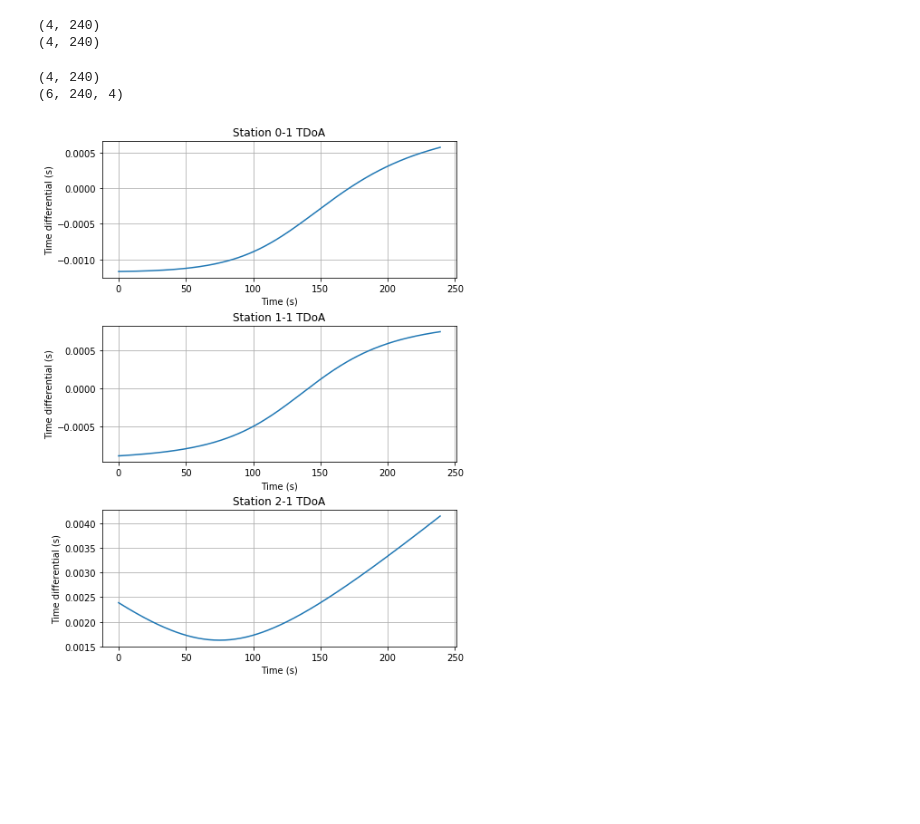
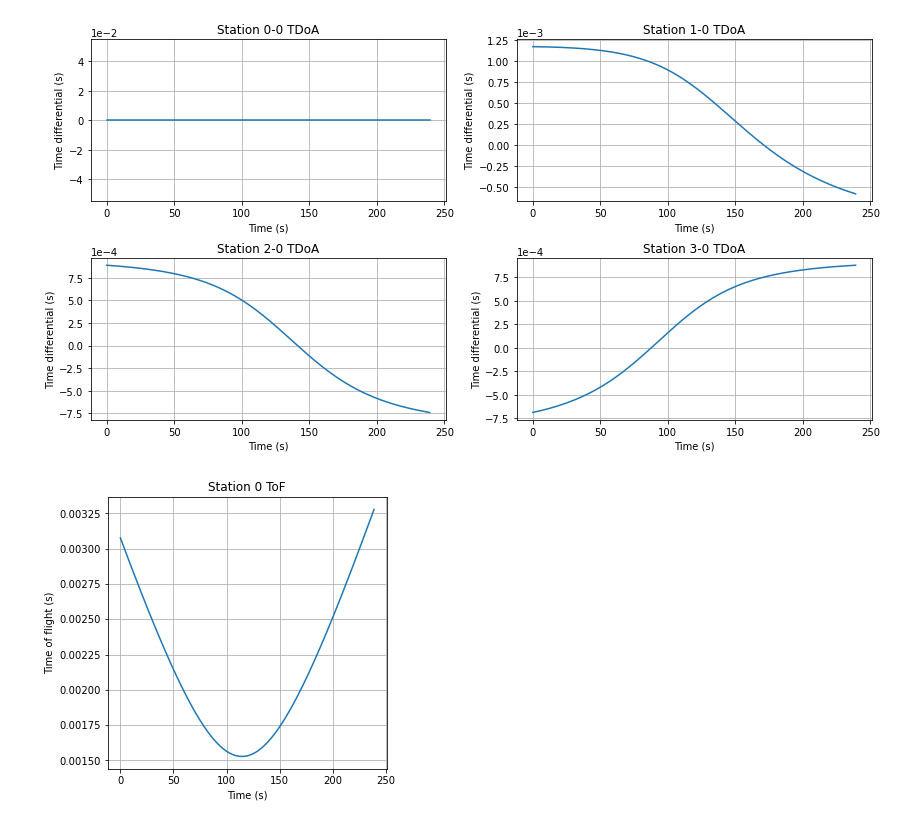
Before and after one commit to aerospaceresearch/orbitdeterminator, a Jupyter notebook: orbitdeterminator/doppler_determination/orbdet/notebooks/test_tdoa.ipynb, the cells around one changed output. Saved outputs shown, nothing was run; the diff lists cells and outputs as text; code cells hidden in the pictures; blank space fills up the shorter version.

```diff
--- a/orbitdeterminator/doppler_determination/orbdet/notebooks/test_tdoa.ipynb
+++ b/orbitdeterminator/doppler_determination/orbdet/notebooks/test_tdoa.ipynb
@@ -1,53 +1,49 @@
 # %%
 import time
 import numpy as np
 import argparse
 import os
 
 from astropy.time import Time   # Astropy 4.1rc1 is used
 
 from orbdet.utils.utils import *
 from orbdet.utils.utils_aux import *
 from orbdet.utils.utils_vis import *
 
+from scipy.optimize import fsolve
+
 %matplotlib inline
 
 np.random.seed(100)
-np.set_printoptions(precision=2)
+np.set_printoptions(precision=4)
+
+n_obs = 4
 
 x_0, t_sec, x_sat_orbdyn_stm, x_obs_multiple, _ = get_example_scenario(id=3, frame='teme')
+tdoa, tof = get_tdoa_simulated_approx(x_sat_orbdyn_stm, x_obs_multiple)
 r, rr = range_range_rate(x_sat_orbdyn_stm, x_obs_multiple)
-tof = r / C
 
-print(r.shape)
-print(tof.shape)
+fig_1 = plt.figure(figsize=(14,7))
 
-tdoa = np.copy(tof)
+for i in range(n_obs):
+    ax = fig_1.add_subplot(2, 2, i+1)
+    ax.plot(t_sec, tdoa[i,:])
+    ax.set_xlabel('Time (s)')
+    ax.set_ylabel('Time differential (s)')
+    ax.grid(':')
+    ax.title.set_text(f"Station {i}-0 TDoA")
+    plt.ticklabel_format(axis="y", style="sci", scilimits=(0,0))
 
-for i in range(r.shape[0]-1):
-    tdoa[i,:] = tof[0,:] - tof[i,:]
+fig_1.subplots_adjust(hspace=0.35)
+
+fig_2 = plt.figure(figsize=(5,5))
+
+ax = fig_2.add_subplot(1, 1, 1)
+ax.plot(t_sec, tof[0,:])
+ax.set_xlabel('Time (s)')
+ax.set_ylabel('Time of flight (s)')
+ax.grid(':')
+ax.title.set_text(f"Station 0 ToF")
 # %% [output]
-(4, 240)
-(4, 240)
+[figure, added]
+[figure, added]
-# %%
-print(tof.shape)
-print(x_obs_multiple.shape)
-# %% [output]
-(4, 240)
-(6, 240, 4)
-# %%
-n_obs = x_obs_multiple.shape[2]
-
-fig = plt.figure(figsize=(7,14))
-
-for i in range(n_obs-1):
-    ax1 = fig.add_subplot(n_obs, 1, i+1)
-    ax1.plot(t_sec, tdoa[i+1,:])
-    ax1.set_xlabel('Time (s)')
-    ax1.set_ylabel('Time differential (s)')
-    ax1.grid(':')
-    ax1.title.set_text(f"Station {i}-1 TDoA")
-
-fig.subplots_adjust(hspace=0.35)
-# %% [output]
-[figure, removed]
```
Also changed, not shown: parts of 2 cells of this notebook, 3 other files.
